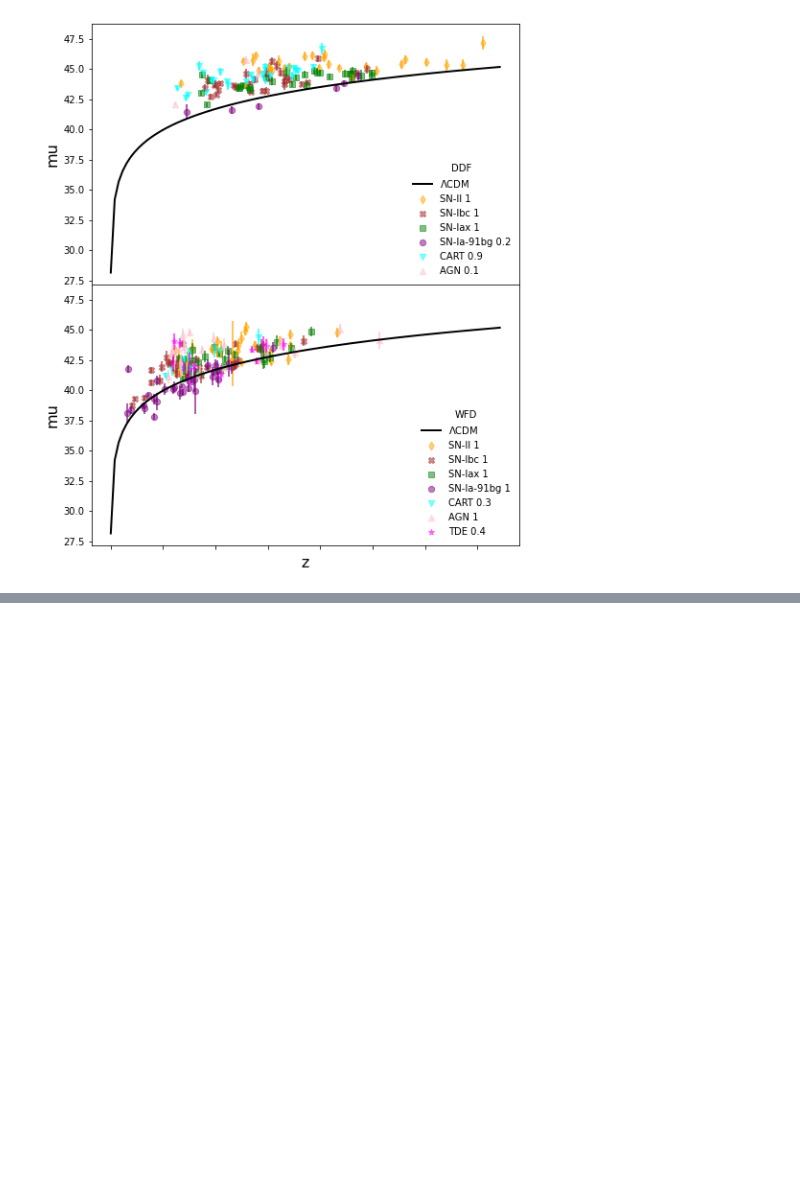
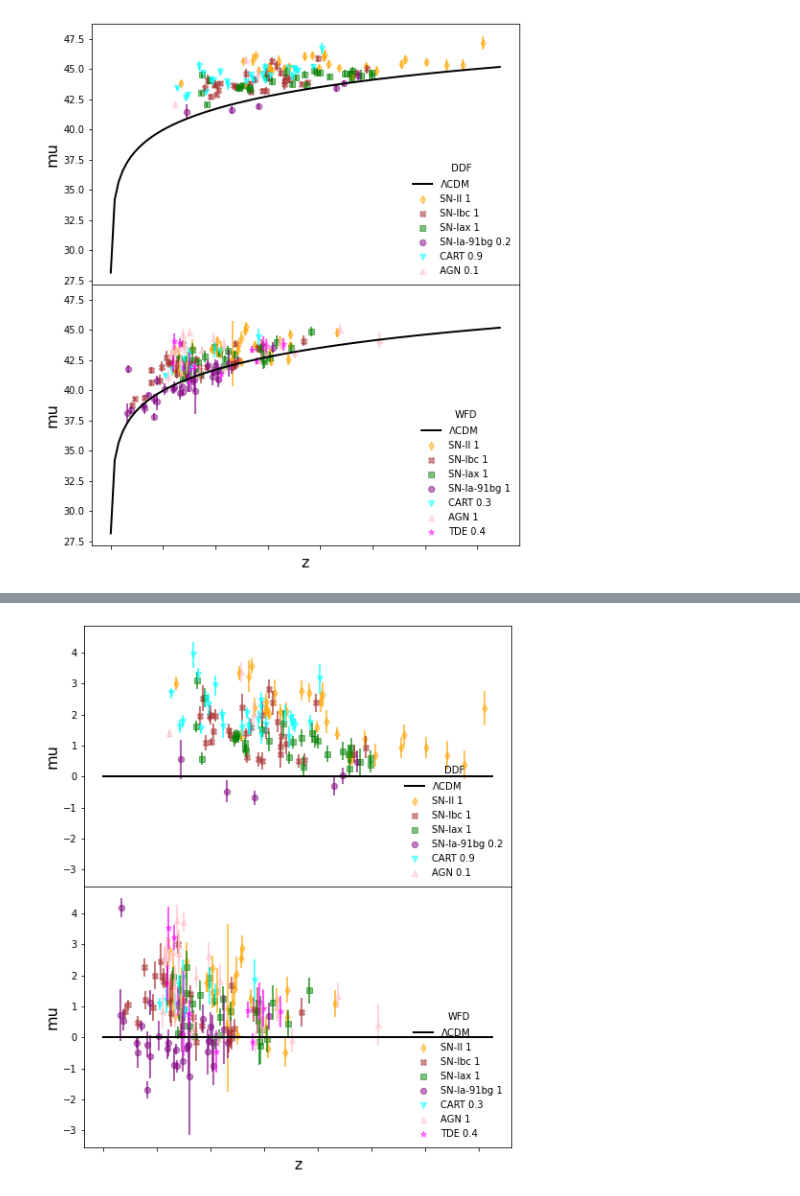
Before and after one commit to emilleishida/resspect_metric, a Jupyter notebook: clean_code/plots/hubble.ipynb, the cells around one changed output, grey strips where cells are left out. Cells and saved outputs as stored; diff of their text form; code cells hidden in the pictures; blank space fills up the shorter version.

Commit message:
add residual plot

```diff
--- a/clean_code/plots/hubble.ipynb
+++ b/clean_code/plots/hubble.ipynb
@@ -50,7 +51,7 @@ for name in cases_ddf:
             z_all.append(z_new)
 
         indx = np.argsort(z_all)
-        fitres_temp2 = fitres_temp3[['SIM_ZCMB', 'MU', 'MUERR']].iloc[indx]
+        fitres_temp2 = fitres_temp3[['SIM_ZCMB', 'MU', 'MUERR', 'MURES']].iloc[indx]
         data_ddf[name] = fitres_temp2
     else:
         data_ddf[name] = data_temp
@@ -158,7 +159,7 @@ for name in cases_wfd:
             z_all.append(z_new)
 
         indx = np.argsort(z_all)
-        fitres_temp2 = fitres_temp3[['SIM_ZCMB', 'MU', 'MUERR']].iloc[indx]
+        fitres_temp2 = fitres_temp3[['SIM_ZCMB', 'MU', 'MUERR','MURES']].iloc[indx]
         data_wfd[name] = fitres_temp2
     else:
         data_wfd[name] = data_temp
@@ -218,0 +274,51 @@ plt.show()
+# %%
+plt.figure(figsize=(8,10))
+
+ax1 = plt.subplot(2,1,1)
+plt.plot(xaxis, np.full((xaxis.shape[0]),0), lw=2, color='black', label=r'$\Lambda$CDM')
+
+for i in range(3, len(data_ddf)):
+    for key in all_shapes:
+        if key in cases_ddf[i]:
+            cont = key
+
+    plt.scatter(data_ddf[cases_ddf[i]]['SIM_ZCMB'], data_ddf[cases_ddf[i]]['MURES'],
+                marker=all_shapes[cont], s=40,
+                 color=colors_ddf[i], label=remap_dict_ddf[cases_ddf[i]], alpha=0.5)
+
+    plt.errorbar(data_ddf[cases_ddf[i]]['SIM_ZCMB'], data_ddf[cases_ddf[i]]['MURES'],
+                 yerr=data_ddf[cases_ddf[i]]['MUERR'], fmt=' ',
+                 color=colors_ddf[i],  alpha=0.85)
+    #plt.plot(xaxis, dist['DDF'][key]['stan'] - theor_dist,
+    #             label='stan - ' + remap_dict[key], color=cs11[i])
+
+#plt.xlabel('z', fontsize=16)
+plt.ylabel('mu', fontsize=16)
+plt.legend(loc='lower right', title='DDF', frameon=False)
+plt.xticks(ax1.get_xticks(), [])
+
+ax2 = plt.subplot(2,1,2, sharex=ax1, sharey=ax1)
+plt.plot(xaxis, np.full((xaxis.shape[0]),0), lw=2, color='black', label=r'$\Lambda$CDM')
+
+for i in range(3, len(data_wfd)):
+    for key in all_shapes:
+        if key in cases_wfd[i]:
+            cont = key
+
+    plt.scatter(data_wfd[cases_wfd[i]]['SIM_ZCMB'], data_wfd[cases_wfd[i]]['MURES'],
+                marker=all_shapes[cont], s=40,
+                 color=colors_wfd[i], label=remap_dict_wfd[cases_wfd[i]], alpha=0.5)
+
+    plt.errorbar(data_wfd[cases_wfd[i]]['SIM_ZCMB'], data_wfd[cases_wfd[i]]['MURES'],
+                 yerr=data_wfd[cases_wfd[i]]['MUERR'], fmt=' ',
+                 color=colors_wfd[i],  alpha=0.85)
+
+plt.xlabel('z', fontsize=16)
+plt.ylabel('mu', fontsize=16)
+plt.legend(loc='lower right', title='WFD', frameon=False)
+
+plt.subplots_adjust(hspace=0.001)
+
+plt.show()
+# %% [output]
+[figure, added]
```
Also changed, not shown: parts of 6 cells of this notebook.
